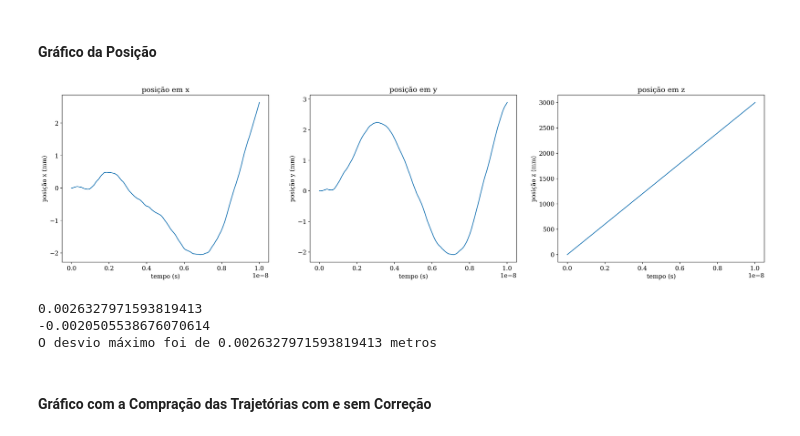
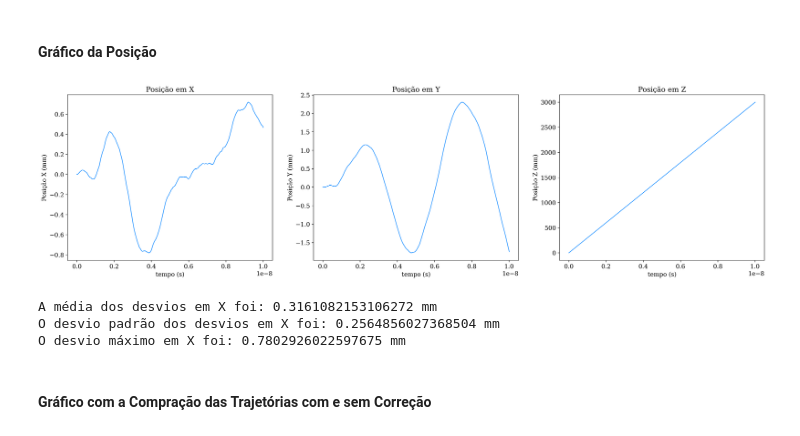
Before and after one commit to arthu0404/Simulacao-da-Correcao-do-Feixe-de-Eletrons, a Jupyter notebook: Simulacao do Feixe.ipynb, the cells around one changed output. Cells and saved outputs as stored; diff of their text form; code cells hidden in the pictures.

```diff
--- a/Simulacao do Feixe.ipynb
+++ b/Simulacao do Feixe.ipynb
@@ -202,3 +182,9 @@ array([[ 0.00000000e+00,  0.00000000e+00,  2.99792158e+08],
+# %%
+np.random.seed(404)
+parametros_com = parametros.copy()
+parametros_com["grad_mag"] = 20.0
+simulacao_com = SimulacaoFeixeEletron(parametros_com)
+simulacao_com.runge_kutta()
 # %% [markdown]
 ### **Gráficos da simulação**
 # %% [markdown]
@@ -244,50 +221,41 @@ plt.show()
 # %% [markdown]
 #### **Gráfico da Posição**
 # %%
-tempo = eletron.t
-velocidade_x = eletron.vel[:, 0]
-velocidade_y = eletron.vel[:, 1]
-velocidade_z = eletron.vel[:, 2]
-posicao_x = eletron.pos[:, 0]
-posicao_y = eletron.pos[:, 1]
-posicao_z = eletron.pos[:,   2]
-desvio_x = posicao_x - parametros["x0"]
-
 fig = plt.figure(figsize=(25, 6), dpi=200)
 gs = gridspec.GridSpec(1, 3, figure=fig)
 
 ax1 = fig.add_subplot(gs[0, 0])
-ax1.plot(tempo, posicao_x * 1000)
-ax1.set_ylabel("posição x (mm)")
+ax1.plot(tempos_com, posicoes_com[:, 0] * 1000, color="dodgerblue", linewidth=1.2)
+# ax1.set_ylim(-max(abs(posicoes_com[:,0])) * 1000, max(abs(posicoes_com[:,0])) * 1000)
+ax1.set_ylabel("Posição X (mm)")
 ax1.set_xlabel("tempo (s)")
-ax1.set_title("posição em x")
+ax1.set_title("Posição em X")
 
 ax3 = fig.add_subplot(gs[0, 1])
-ax3.plot(tempo, posicao_y * 1000)
-ax3.set_ylabel("posição y (mm)")
+ax3.plot(tempos_com, posicoes_com[:, 1] * 1000, color="dodgerblue", linewidth=1.2)
+# ax3.set_ylim(-max(abs(posicoes_com[:,1])) * 1000, max(abs(posicoes_com[:,1])) * 1000)
+ax3.set_ylabel("Posição Y (mm)")
 ax3.set_xlabel("tempo (s)")
-ax3.set_title("posição em y")
+ax3.set_title("Posição em Y")
 
 ax4 = fig.add_subplot(gs[0, 2])
-ax4.plot(tempo, posicao_z * 1000)
-ax4.set_ylabel("posição z (mm)")
+ax4.plot(tempos_com, posicoes_com[:, 2] * 1000, color="dodgerblue", linewidth=1.2)
+ax4.set_ylabel("Posição Z (mm)")
 ax4.set_xlabel("tempo (s)")
-ax4.set_title("posição em z")
+ax4.set_title("Posição em Z")
 
 plt.show()
+
+desvios_x_com = abs(posicoes_com[:,0] - parametros["pos0"][0])
+
+print(f"A média dos desvios em X foi: {np.mean(desvios_x_com) * 1000} mm")
+print(f"O desvio padrão dos desvios em X foi: {np.std(desvios_x_com) * 1000} mm")
+print(f"O desvio máximo em X foi: {max(desvios_x_com) * 1000} mm")
 # %% [output]
-[figure, old version]
+[figure, new version]
+A média dos desvios em X foi: 0.3161082153106272 mm
+O desvio padrão dos desvios em X foi: 0.2564856027368504 mm
+O desvio máximo em X foi: 0.7802926022597675 mm
-# %%
-posicao_x = eletron.pos[:, 0]
-desvios = abs(posicao_x - parametros["x0"])
-
-print(max(posicao_x))
-print(min(posicao_x))
-print(f"O desvio máximo foi de {max(desvios)} metros")
-# %% [output]
-0.0026327971593819413
--0.0020505538676070614
-O desvio máximo foi de 0.0026327971593819413 metros
 # %% [markdown]
 #### **Gráfico com a Compração das Trajetórias com e sem Correção**
 # %%
```
Also changed, not shown: parts of 9 cells of this notebook.
